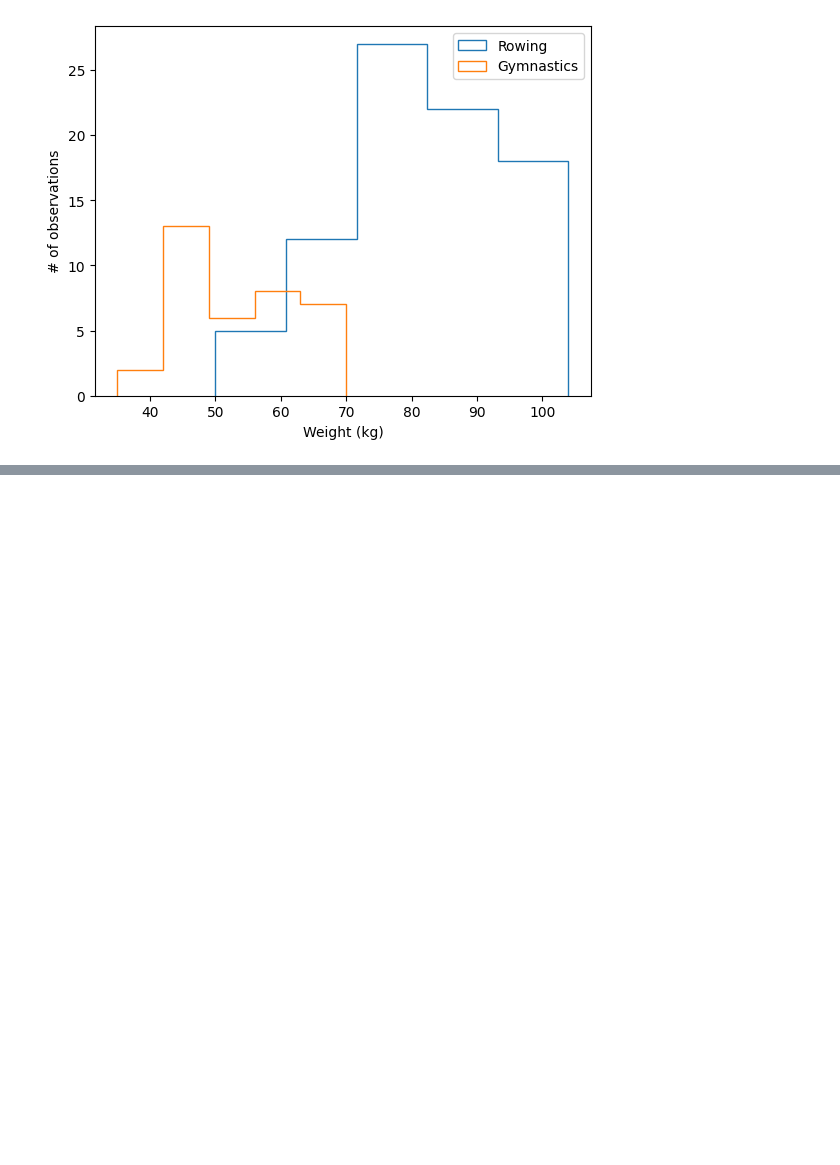
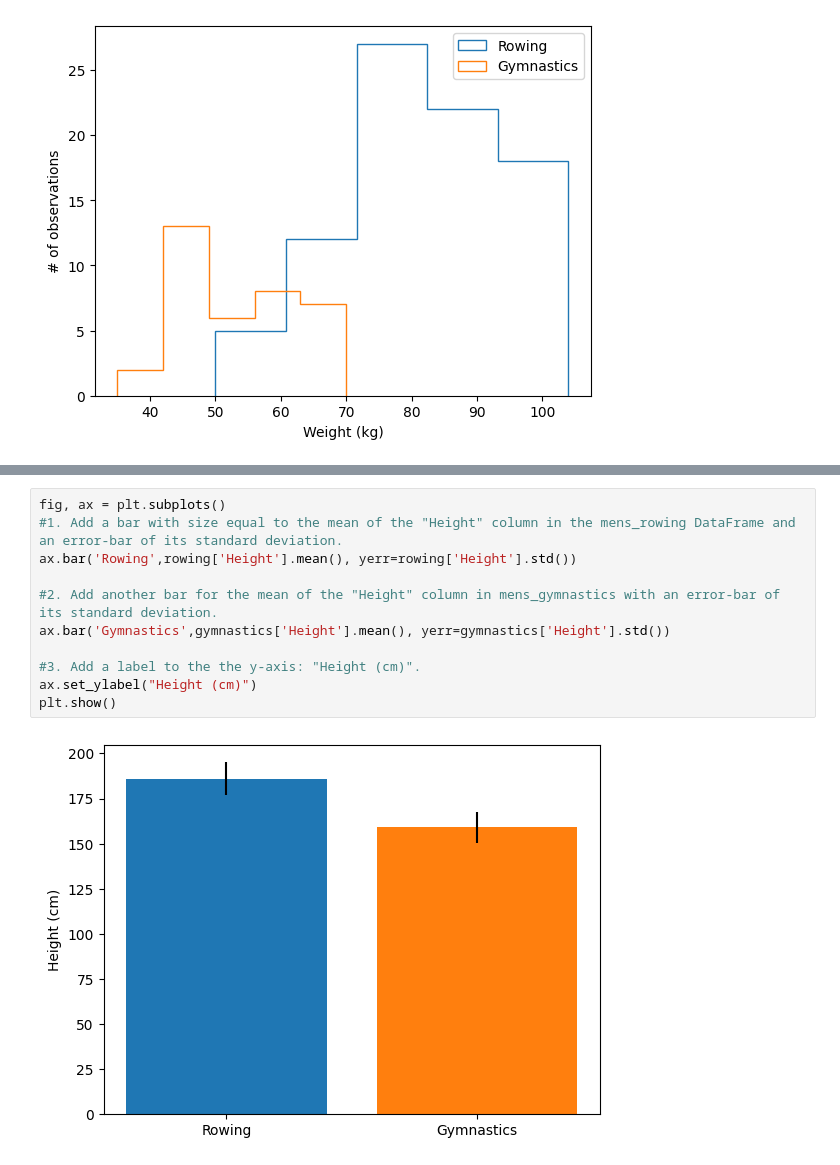
Before and after one commit to Emigbanam/Data-Analysis-Practice, a Jupyter notebook: Data Visualization With Python (Matplotlib).ipynb, the cells around one changed output, grey strips where cells are left out. Drawn from its saved outputs; the diff is of its cells as text; blank space fills up the shorter version.

```diff
--- a/Data Visualization With Python (Matplotlib).ipynb
+++ b/Data Visualization With Python (Matplotlib).ipynb
@@ -506,0 +513,13 @@ ax.legend();
+# %%
+fig, ax = plt.subplots()
+#1. Add a bar with size equal to the mean of the "Height" column in the mens_rowing DataFrame and an error-bar of its standard deviation.
+ax.bar('Rowing',rowing['Height'].mean(), yerr=rowing['Height'].std())
+
+#2. Add another bar for the mean of the "Height" column in mens_gymnastics with an error-bar of its standard deviation.
+ax.bar('Gymnastics',gymnastics['Height'].mean(), yerr=gymnastics['Height'].std())
+
+#3. Add a label to the the y-axis: "Height (cm)".
+ax.set_ylabel("Height (cm)")
+plt.show()
+# %% [output]
+[figure, added]
```
Also changed, not shown: parts of 1 cell of this notebook.
